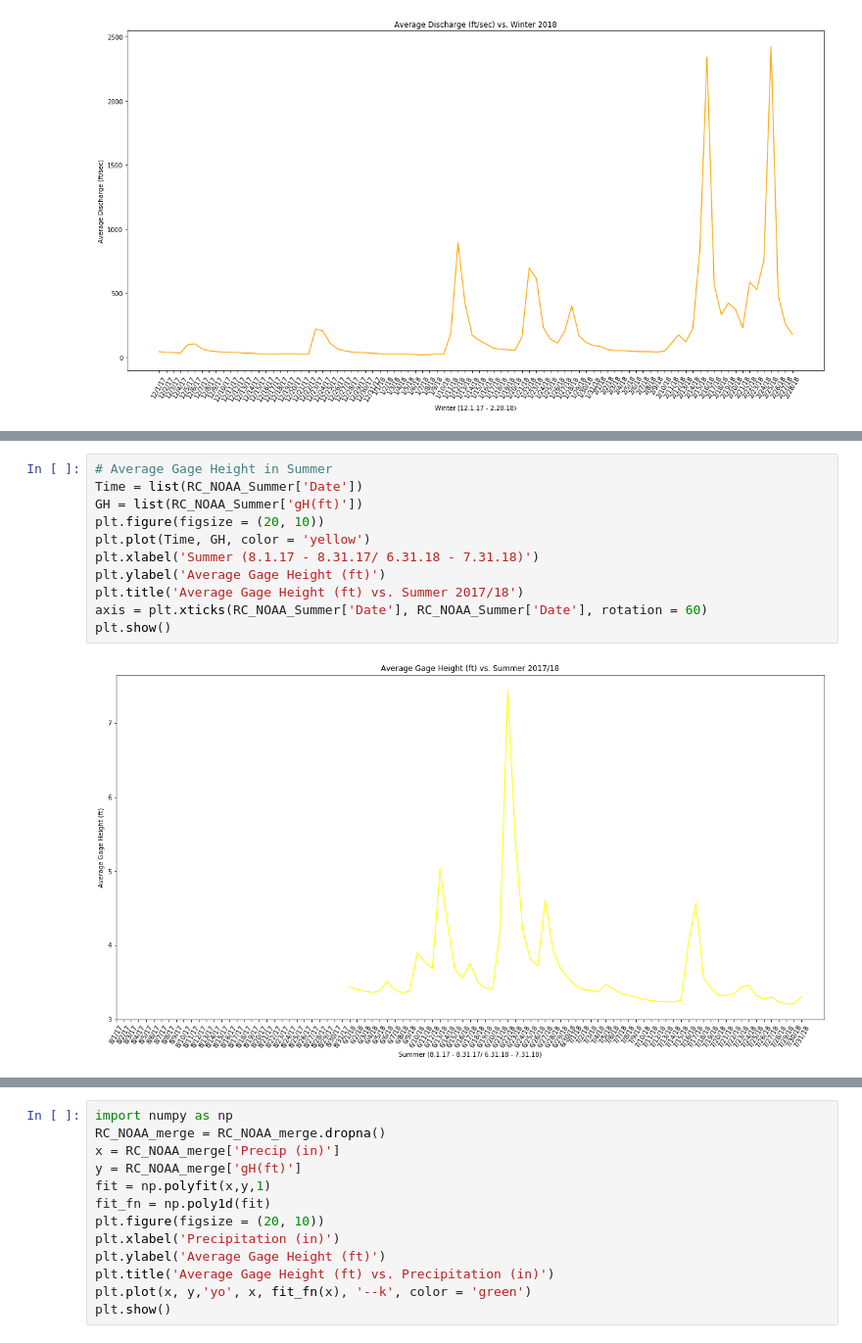
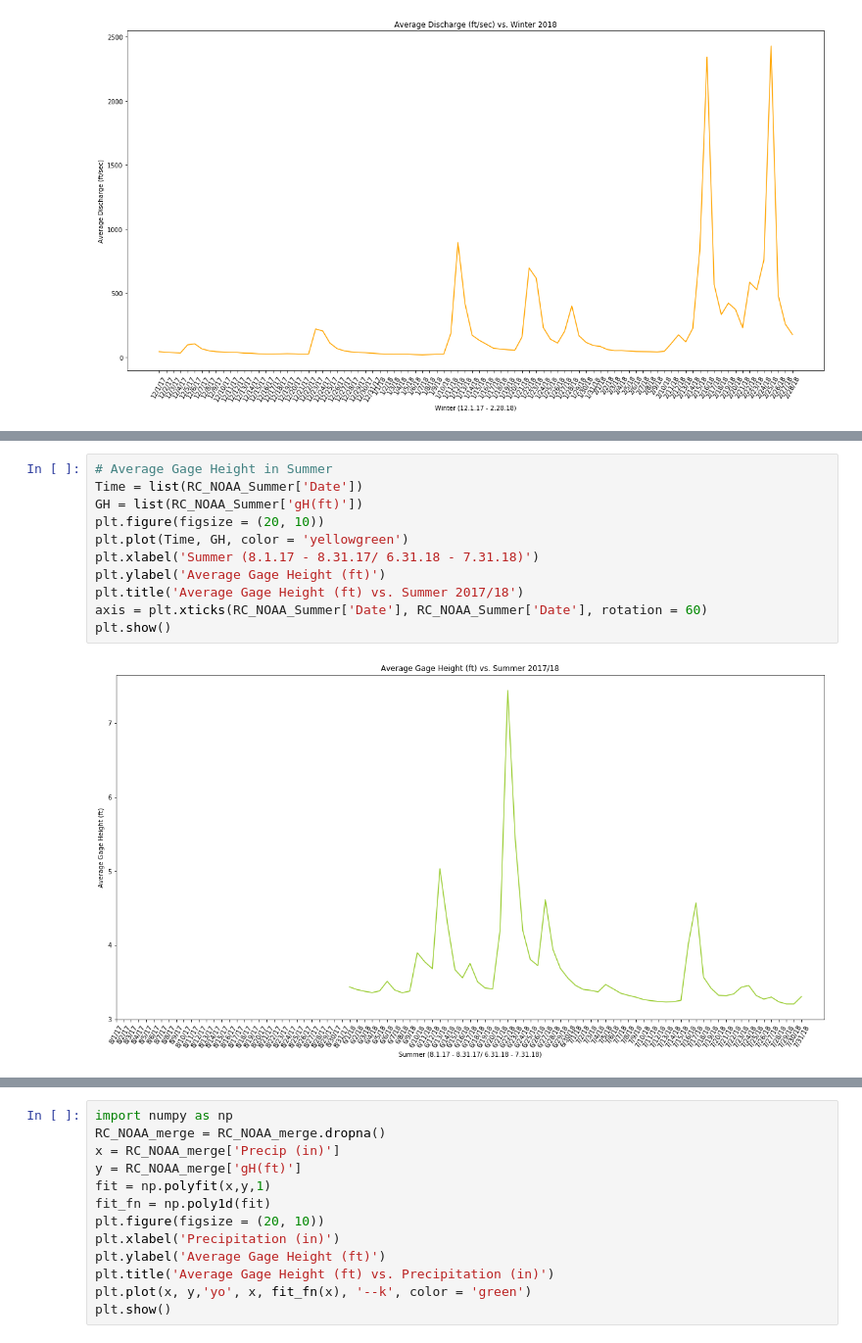
Before and after one commit to philipp-rajah/project1, a Jupyter notebook: project1.ipynb, the cells around one changed output, grey strips where cells are left out. Shown at 98% size. Saved outputs shown, nothing was run; the diff lists cells and outputs as text.

```diff
--- a/project1.ipynb
+++ b/project1.ipynb
@@ -340,13 +404,13 @@ plt.show()
 # %%
 # Average Gage Height in Summer
 Time = list(RC_NOAA_Summer['Date'])
 GH = list(RC_NOAA_Summer['gH(ft)'])
 plt.figure(figsize = (20, 10))
-plt.plot(Time, GH, color = 'yellow')
+plt.plot(Time, GH, color = 'yellowgreen')
 plt.xlabel('Summer (8.1.17 - 8.31.17/ 6.31.18 - 7.31.18)')
 plt.ylabel('Average Gage Height (ft)')
 plt.title('Average Gage Height (ft) vs. Summer 2017/18')
 axis = plt.xticks(RC_NOAA_Summer['Date'], RC_NOAA_Summer['Date'], rotation = 60)
 plt.show()
 # %% [output]
-[figure, old version]
+[figure, new version]
```
Also changed, not shown: parts of 18 cells of this notebook.
